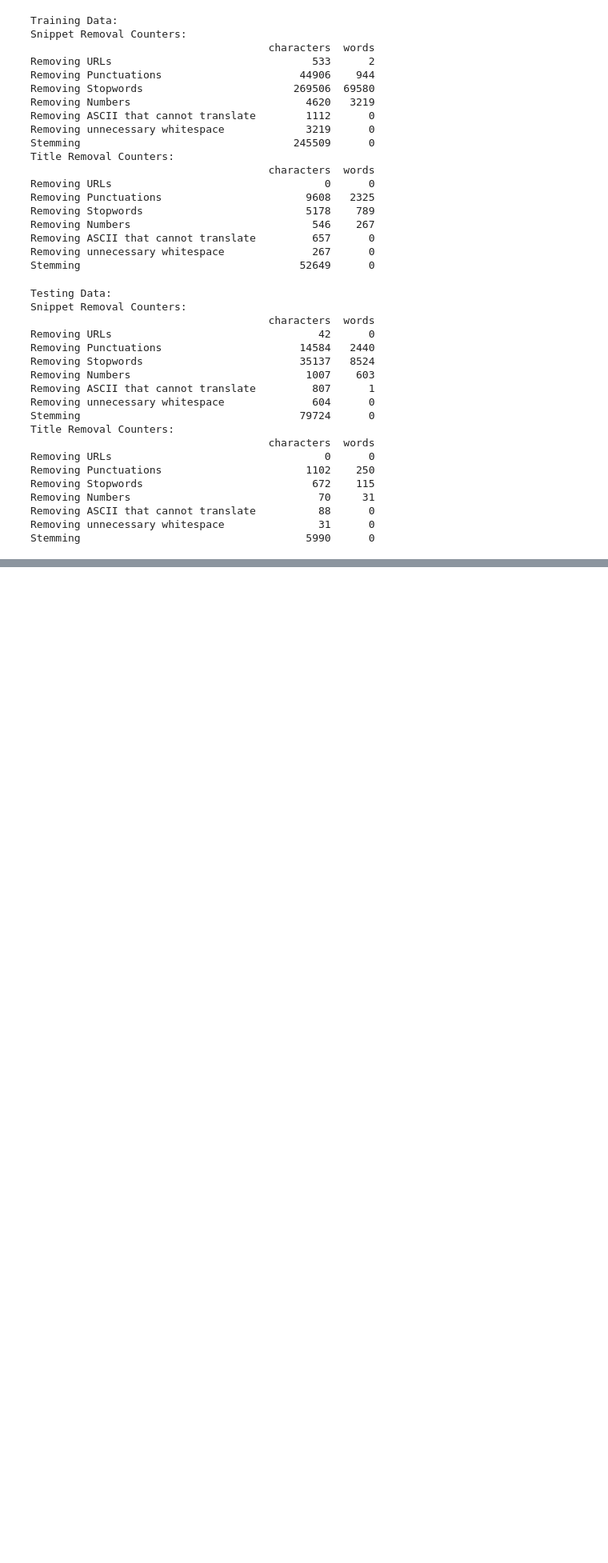
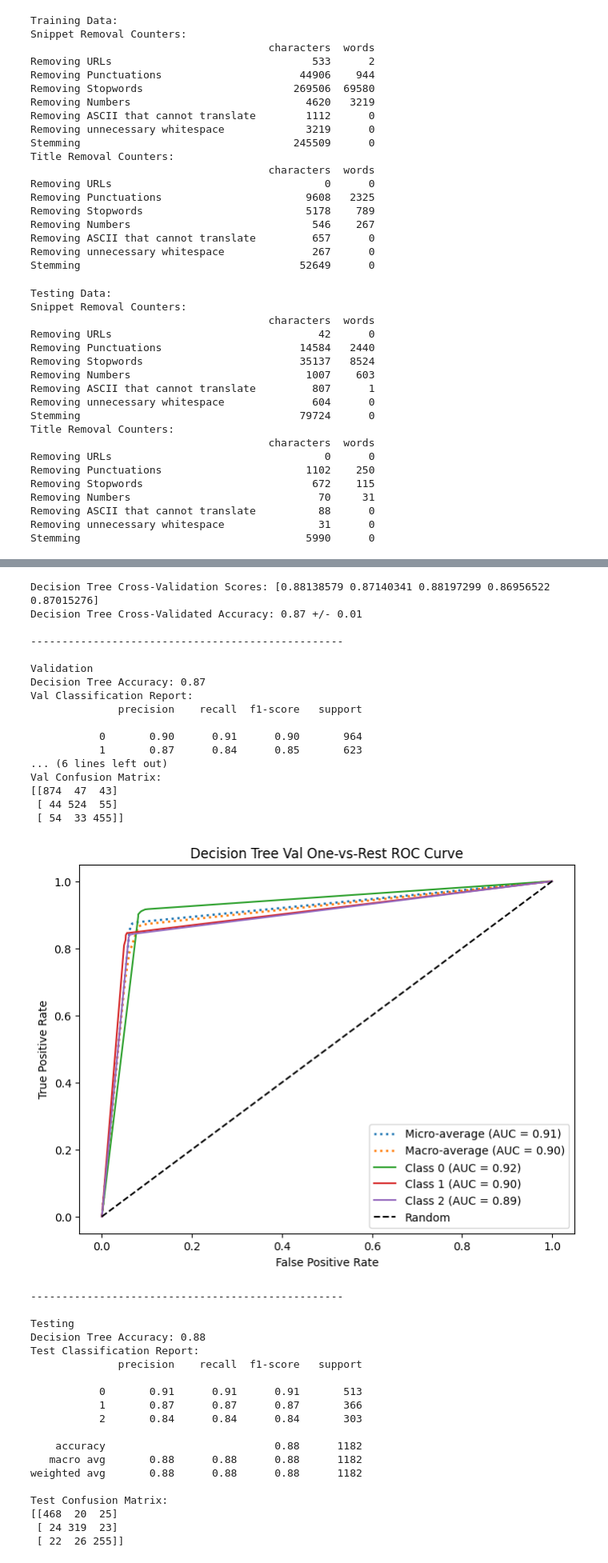
Before and after one commit to VM230705/DM_Final_Project, a Jupyter notebook: classification_snippet_only.ipynb, the cells around one changed output, grey strips where cells are left out. Shown at 80% size. Saved outputs shown, nothing was run; the diff lists cells and outputs as text; code cells hidden in the pictures; blank space fills up the shorter version.

```diff
--- a/classification_snippet_only.ipynb
+++ b/classification_snippet_only.ipynb
@@ -479,0 +596,41 @@ Confusion Matrix:
+# %%
+model = DecisionTreeClassifier(random_state=seed)
+generate_report(model, "Decision Tree")
+# %% [output]
+Decision Tree Cross-Validation Scores: [0.88138579 0.87140341 0.88197299 0.86956522 0.87015276]
+Decision Tree Cross-Validated Accuracy: 0.87 +/- 0.01
+
+--------------------------------------------------
+
+Validation
+Decision Tree Accuracy: 0.87
+Val Classification Report:
+              precision    recall  f1-score   support
+
+           0       0.90      0.91      0.90       964
+           1       0.87      0.84      0.85       623
+... (6 lines left out)
+Val Confusion Matrix:
+[[874  47  43]
+ [ 44 524  55]
+ [ 54  33 455]]
+[figure, added]
+--------------------------------------------------
+
+Testing
+Decision Tree Accuracy: 0.88
+Test Classification Report:
+              precision    recall  f1-score   support
+
+           0       0.91      0.91      0.91       513
+           1       0.87      0.87      0.87       366
+           2       0.84      0.84      0.84       303
+
+    accuracy                           0.88      1182
+   macro avg       0.88      0.88      0.88      1182
+weighted avg       0.88      0.88      0.88      1182
+
+Test Confusion Matrix:
+[[468  20  25]
+ [ 24 319  23]
+ [ 22  26 255]]
```
Also changed, not shown: parts of 18 cells of this notebook.
